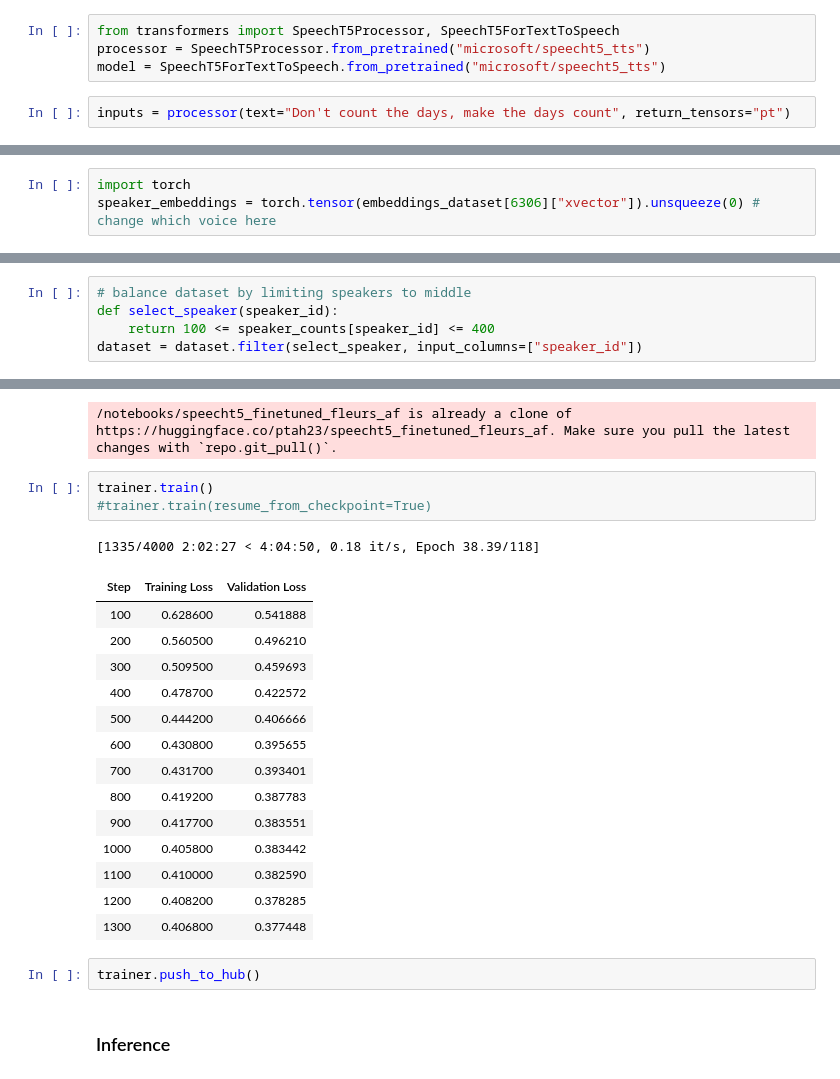
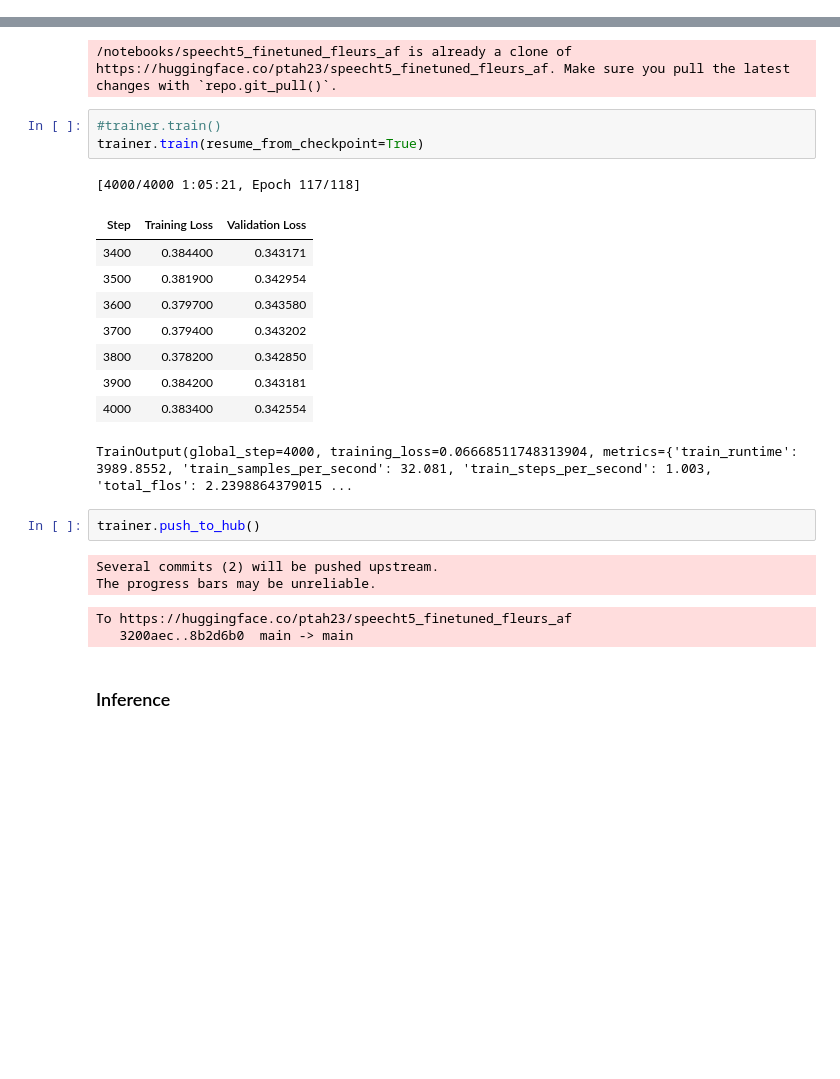
Before and after one commit to ptah23/audio-transformers-course-notebooks, a Jupyter notebook: Unit 6-Handson.ipynb, the cells around one changed output, grey strips where cells are left out. Saved outputs shown, nothing was run; the diff lists cells and outputs as text; blank space fills up the shorter version.

```diff
--- a/Unit 6-Handson.ipynb
+++ b/Unit 6-Handson.ipynb
@@ -18,6 +124,0 @@
-# %%
-from transformers import SpeechT5Processor, SpeechT5ForTextToSpeech
-processor = SpeechT5Processor.from_pretrained("microsoft/speecht5_tts")
-model = SpeechT5ForTextToSpeech.from_pretrained("microsoft/speecht5_tts")
-# %%
-inputs = processor(text="Don't count the days, make the days count", return_tensors="pt")
@@ -28,3 +124,0 @@ embeddings_dataset = load_dataset("Matthijs/cmu-arctic-xvectors", split="validat
-# %%
-import torch
-speaker_embeddings = torch.tensor(embeddings_dataset[6306]["xvector"]).unsqueeze(0) # change which voice here
@@ -193,5 +251,0 @@ plt.show()
-# %%
-# balance dataset by limiting speakers to middle
-def select_speaker(speaker_id):
-    return 100 <= speaker_counts[speaker_id] <= 400
-dataset = dataset.filter(select_speaker, input_columns=["speaker_id"])
@@ -385,26 +447,26 @@ trainer = Seq2SeqTrainer(
 # %% [output]
 /notebooks/speecht5_finetuned_fleurs_af is already a clone of https://huggingface.co/ptah23/speecht5_finetuned_fleurs_af. Make sure you pull the latest changes with `repo.git_pull()`.
 # %%
-trainer.train()
-#trainer.train(resume_from_checkpoint=True)
+#trainer.train()
+trainer.train(resume_from_checkpoint=True)
 # %% [output]
-[1335/4000 2:02:27 < 4:04:50, 0.18 it/s, Epoch 38.39/118]
+[4000/4000 1:05:21, Epoch 117/118]
 | Step | Training Loss | Validation Loss |
-| 100 | 0.628600 | 0.541888 |
-| 200 | 0.560500 | 0.496210 |
-| 300 | 0.509500 | 0.459693 |
-| 400 | 0.478700 | 0.422572 |
-| 500 | 0.444200 | 0.406666 |
-| 600 | 0.430800 | 0.395655 |
-| 700 | 0.431700 | 0.393401 |
-| 800 | 0.419200 | 0.387783 |
-| 900 | 0.417700 | 0.383551 |
-| 1000 | 0.405800 | 0.383442 |
-| 1100 | 0.410000 | 0.382590 |
-| 1200 | 0.408200 | 0.378285 |
-| 1300 | 0.406800 | 0.377448 |
+| 3400 | 0.384400 | 0.343171 |
+| 3500 | 0.381900 | 0.342954 |
+| 3600 | 0.379700 | 0.343580 |
+| 3700 | 0.379400 | 0.343202 |
+| 3800 | 0.378200 | 0.342850 |
+| 3900 | 0.384200 | 0.343181 |
+| 4000 | 0.383400 | 0.342554 |
+TrainOutput(global_step=4000, training_loss=0.06668511748313904, metrics={'train_runtime': 3989.8552, 'train_samples_per_second': 32.081, 'train_steps_per_second': 1.003, 'total_flos': 2.2398864379015 ...
 # %%
 trainer.push_to_hub()
+# %% [output]
+Several commits (2) will be pushed upstream.
+The progress bars may be unreliable.
+To https://huggingface.co/ptah23/speecht5_finetuned_fleurs_af
+   3200aec..8b2d6b0  main -> main
 # %% [markdown]
 ### Inference
 # %%
```
Also changed, not shown: parts of 26 cells of this notebook.
